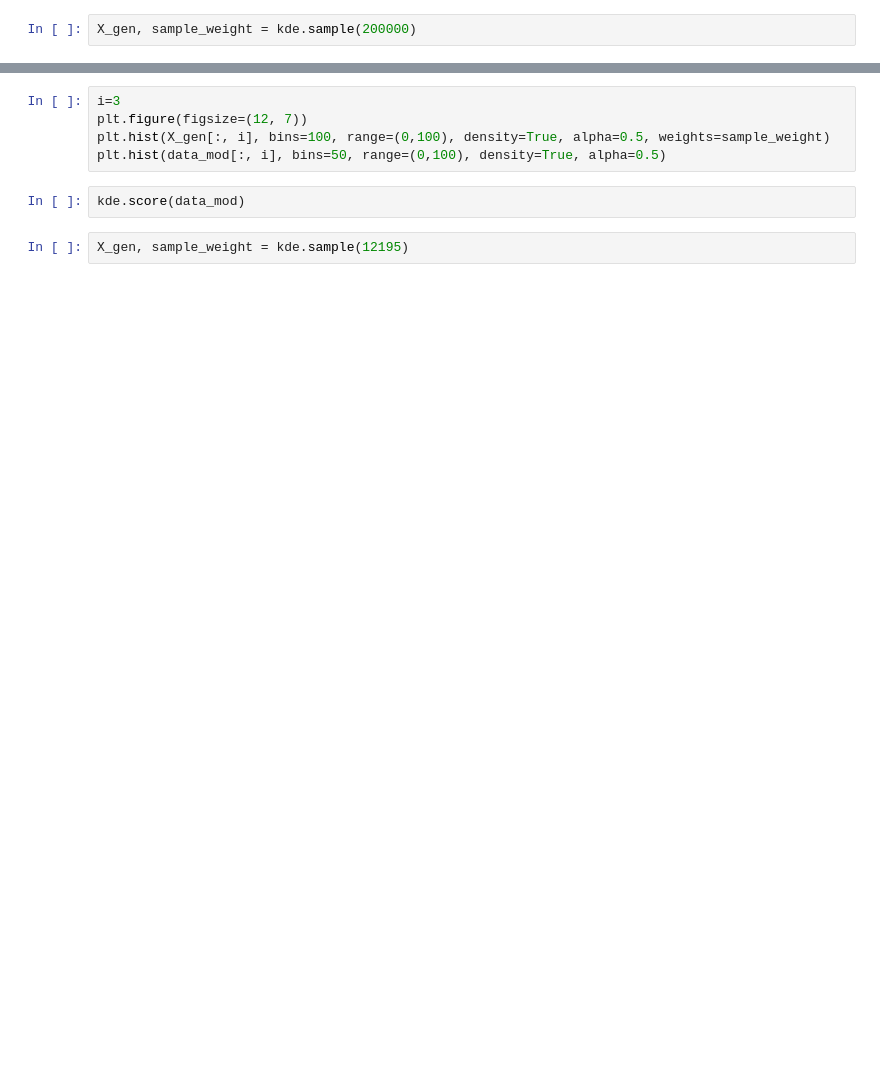
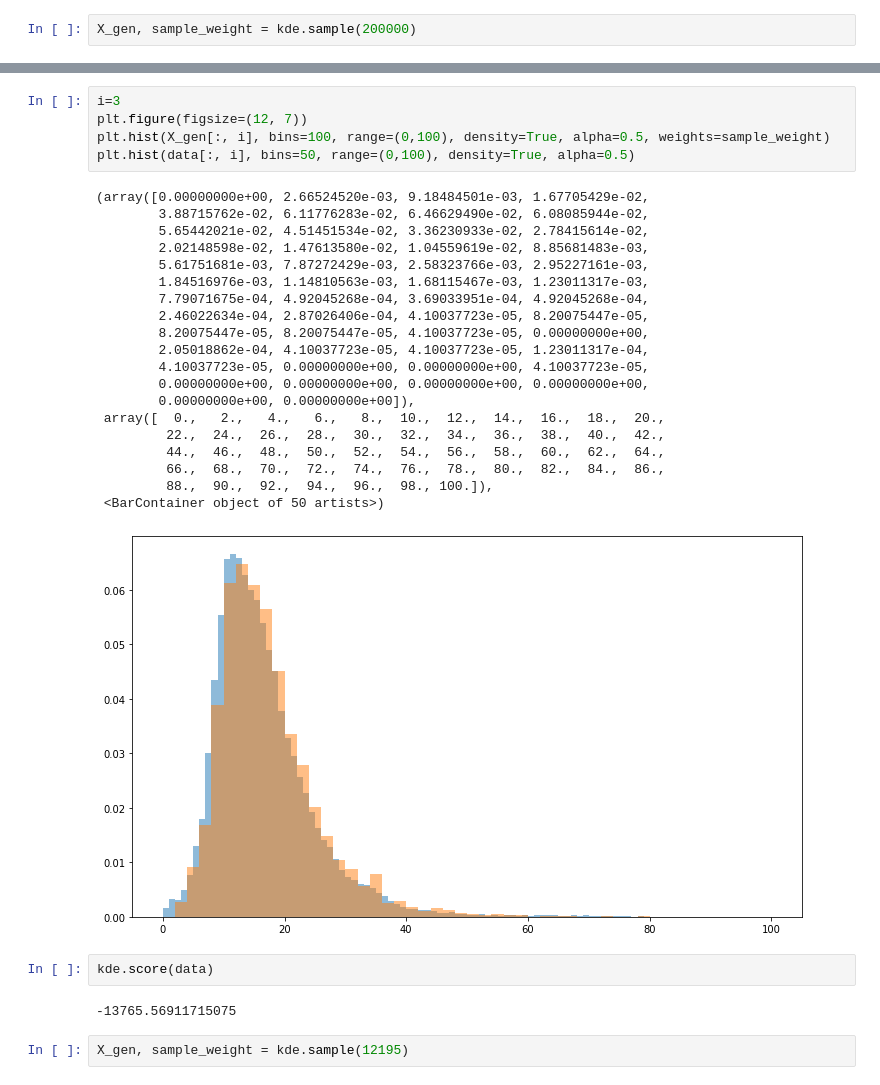
Before and after one commit to mbaak/synthsonic, a Jupyter notebook: notebooks/001-mb-kdecopulannpdf-examples/kdecopulannpdf_example.ipynb, the cells around one changed output, grey strips where cells are left out. Cells and saved outputs as stored; diff of their text form; blank space fills up the shorter version.

```diff
--- a/notebooks/001-mb-kdecopulannpdf-examples/kdecopulannpdf_example.ipynb
+++ b/notebooks/001-mb-kdecopulannpdf-examples/kdecopulannpdf_example.ipynb
@@ -71,10 +214,33 @@ plt.hist(data_mod[:, i], bins=50, range=(0,1), density=True, alpha=0.5)
 # %%
 i=3
 plt.figure(figsize=(12, 7))
 plt.hist(X_gen[:, i], bins=100, range=(0,100), density=True, alpha=0.5, weights=sample_weight)
-plt.hist(data_mod[:, i], bins=50, range=(0,100), density=True, alpha=0.5)
+plt.hist(data[:, i], bins=50, range=(0,100), density=True, alpha=0.5)
+# %% [output]
+(array([0.00000000e+00, 2.66524520e-03, 9.18484501e-03, 1.67705429e-02,
+        3.88715762e-02, 6.11776283e-02, 6.46629490e-02, 6.08085944e-02,
+        5.65442021e-02, 4.51451534e-02, 3.36230933e-02, 2.78415614e-02,
+        2.02148598e-02, 1.47613580e-02, 1.04559619e-02, 8.85681483e-03,
+        5.61751681e-03, 7.87272429e-03, 2.58323766e-03, 2.95227161e-03,
+        1.84516976e-03, 1.14810563e-03, 1.68115467e-03, 1.23011317e-03,
+        7.79071675e-04, 4.92045268e-04, 3.69033951e-04, 4.92045268e-04,
+        2.46022634e-04, 2.87026406e-04, 4.10037723e-05, 8.20075447e-05,
+        8.20075447e-05, 8.20075447e-05, 4.10037723e-05, 0.00000000e+00,
+        2.05018862e-04, 4.10037723e-05, 4.10037723e-05, 1.23011317e-04,
+        4.10037723e-05, 0.00000000e+00, 0.00000000e+00, 4.10037723e-05,
+        0.00000000e+00, 0.00000000e+00, 0.00000000e+00, 0.00000000e+00,
+        0.00000000e+00, 0.00000000e+00]),
+ array([  0.,   2.,   4.,   6.,   8.,  10.,  12.,  14.,  16.,  18.,  20.,
+         22.,  24.,  26.,  28.,  30.,  32.,  34.,  36.,  38.,  40.,  42.,
+         44.,  46.,  48.,  50.,  52.,  54.,  56.,  58.,  60.,  62.,  64.,
+         66.,  68.,  70.,  72.,  74.,  76.,  78.,  80.,  82.,  84.,  86.,
+         88.,  90.,  92.,  94.,  96.,  98., 100.]),
+ <BarContainer object of 50 artists>)
+[figure, added]
 # %%
-kde.score(data_mod)
+kde.score(data)
+# %% [output]
+-13765.56911715075
 # %%
 X_gen, sample_weight = kde.sample(12195)
 # %%
```
Also changed, not shown: parts of 20 cells of this notebook.
